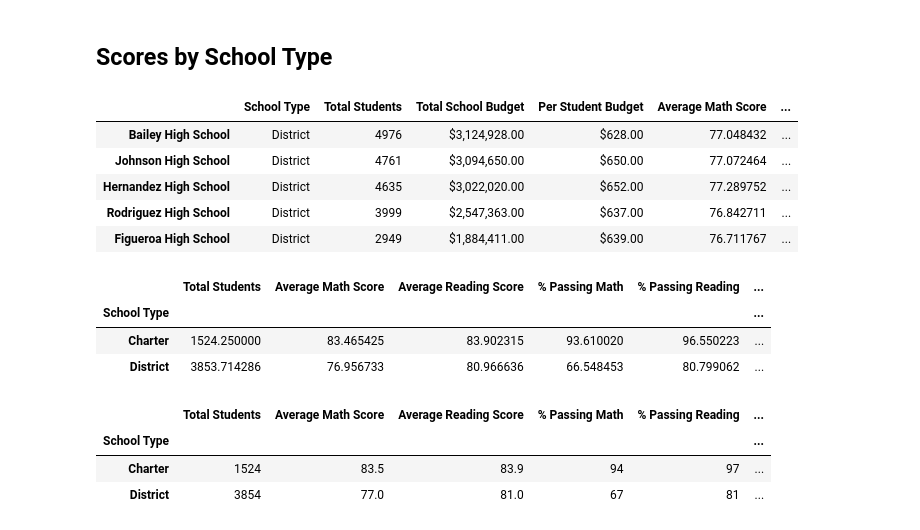
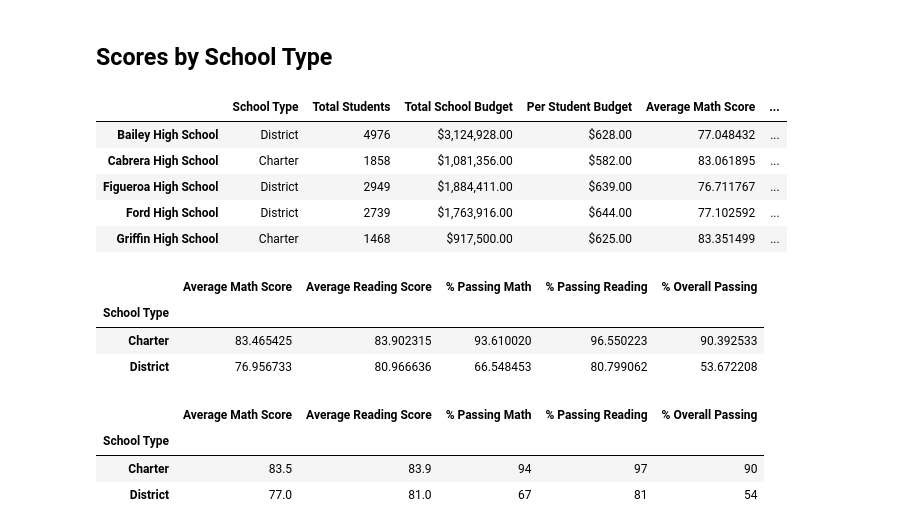
Before and after one commit to kaileymd/School_District_Analysis, a Jupyter notebook: PyCitySchools_Challenge.ipynb, the cells around one changed output. Drawn from its saved outputs; the diff is of its cells as text; code cells hidden in the pictures.

```diff
--- a/PyCitySchools_Challenge.ipynb
+++ b/PyCitySchools_Challenge.ipynb
@@ -683,29 +648,28 @@ new_size_df
 ## Scores by School Type
 # %%
 # Calculate averages for the desired columns.
-type_df = per_school_summary_df.drop(columns=["School Size"])
+type_df = per_school_summary_df.copy()
 type_df.head()
 # %% [output]
 |  | School Type | Total Students | Total School Budget | Per Student Budget | Average Math Score | ... |
 | Bailey High School | District | 4976 | $3,124,928.00 | $628.00 | 77.048432 | ... |
-| Johnson High School | District | 4761 | $3,094,650.00 | $650.00 | 77.072464 | ... |
-| Hernandez High School | District | 4635 | $3,022,020.00 | $652.00 | 77.289752 | ... |
-| Rodriguez High School | District | 3999 | $2,547,363.00 | $637.00 | 76.842711 | ... |
+| Cabrera High School | Charter | 1858 | $1,081,356.00 | $582.00 | 83.061895 | ... |
 | Figueroa High School | District | 2949 | $1,884,411.00 | $639.00 | 76.711767 | ... |
+| Ford High School | District | 2739 | $1,763,916.00 | $644.00 | 77.102592 | ... |
+| Griffin High School | Charter | 1468 | $917,500.00 | $625.00 | 83.351499 | ... |
 # %%
 #Group the schools
-sort_type = type_df.groupby("School Type")
-# sort_type = sort_type[["Average Math Score", "Average Reading Score", "% Passing Math", "% Passing Reading", "% Overall Passing"]].mean()
+sort_type = type_df.drop(columns="Total Students")
+sort_type = sort_type.groupby("School Type")
 sort_type = sort_type.mean()
 sort_type
 # %% [output]
-|  | Total Students | Average Math Score | Average Reading Score | % Passing Math | % Passing Reading | ... |
-| School Type |  |  |  |  |  | ... |
-| Charter | 1524.250000 | 83.465425 | 83.902315 | 93.610020 | 96.550223 | ... |
-| District | 3853.714286 | 76.956733 | 80.966636 | 66.548453 | 80.799062 | ... |
+|  | Average Math Score | Average Reading Score | % Passing Math | % Passing Reading | % Overall Passing |
+| School Type |  |  |  |  |  |
+| Charter | 83.465425 | 83.902315 | 93.610020 | 96.550223 | 90.392533 |
+| District | 76.956733 | 80.966636 | 66.548453 | 80.799062 | 53.672208 |
 # %%
 # # Format the DataFrame
-sort_type["Total Students"] = sort_type["Total Students"].map("{:.0f}".format)
 sort_type["Average Math Score"] = sort_type["Average Math Score"].map("{:.1f}".format)
 sort_type["Average Reading Score"] = sort_type["Average Reading Score"].map("{:.1f}".format)
 sort_type["% Passing Math"] = sort_type["% Passing Math"].map("{:.0f}".format)
@@ -714,7 +678,7 @@ sort_type["% Overall Passing"] = sort_type["% Overall Passing"].map("{:.0f}".for
 
 sort_type
 # %% [output]
-|  | Total Students | Average Math Score | Average Reading Score | % Passing Math | % Passing Reading | ... |
-| School Type |  |  |  |  |  | ... |
-| Charter | 1524 | 83.5 | 83.9 | 94 | 97 | ... |
-| District | 3854 | 77.0 | 81.0 | 67 | 81 | ... |
+|  | Average Math Score | Average Reading Score | % Passing Math | % Passing Reading | % Overall Passing |
+| School Type |  |  |  |  |  |
+| Charter | 83.5 | 83.9 | 94 | 97 | 90 |
+| District | 77.0 | 81.0 | 67 | 81 | 54 |
```
Also changed, not shown: parts of 15 cells of this notebook, 1 other file.
